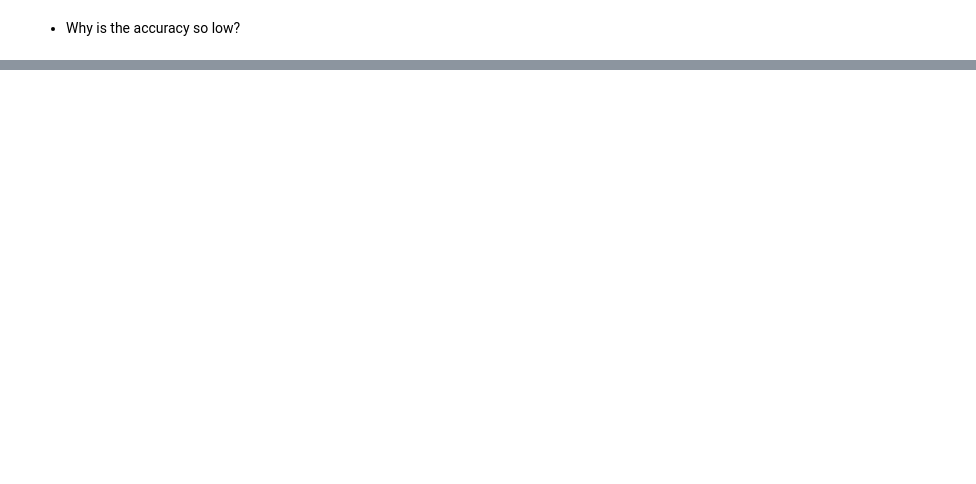
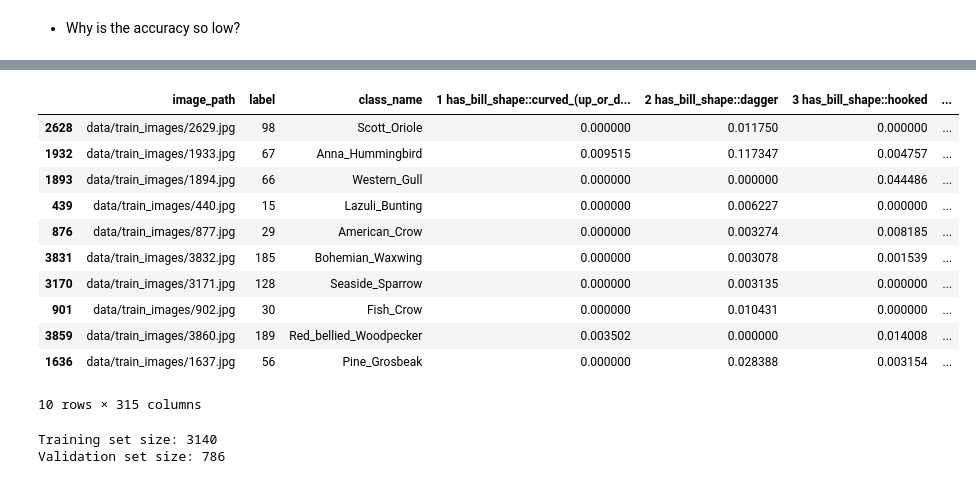
Before and after one commit to ybaccouche/Computer-Vision-Bird-Species-Classification, a Jupyter notebook: updated_model.ipynb, the cells around one changed output, grey strips where cells are left out. Saved outputs shown, nothing was run; the diff lists cells and outputs as text; code cells hidden in the pictures; blank space fills up the shorter version.

Commit message:
failed try with attributes and resnet

```diff
--- a/updated_model.ipynb
+++ b/updated_model.ipynb
@@ -475,0 +475,15 @@ Epoch 10/10
+# %%
+# we almost forget about the attributes so let's get going
+attributes = np.load('data/attributes.npy')
+with open('data/attributes.txt', 'r') as f:
+    attribute_labels = [line.strip() for line in f]
+# %%
+# we can put everything together into a df for mapping purposes
+attributes_df = pd.DataFrame(attributes, columns=attribute_labels, index=class_names)
+
+attributes_df.index = [
+    "_".join(name.split('.')[1].split('_')) for name in attributes_df.index
+]
+
+attributes_df.info()
+attributes_df.sample(5)
@@ -475,0 +503,34 @@ Epoch 10/10
+# %%
+#train_images = pd.read_csv('data/train_images.csv')
+train_images = train_labels.merge(
+    attributes_df.reset_index().rename(columns={'index': 'class_name'}),
+    on='class_name', how='left'
+)
+# %%
+train_images.sample(10)
+# %% [output]
+|  | image_path | label | class_name | 1 has_bill_shape::curved_(up_or_d... | 2 has_bill_shape::dagger | 3 has_bill_shape::hooked | ... |
+| 2628 | data/train_images/2629.jpg | 98 | Scott_Oriole | 0.000000 | 0.011750 | 0.000000 | ... |
+| 1932 | data/train_images/1933.jpg | 67 | Anna_Hummingbird | 0.009515 | 0.117347 | 0.004757 | ... |
+| 1893 | data/train_images/1894.jpg | 66 | Western_Gull | 0.000000 | 0.000000 | 0.044486 | ... |
+| 439 | data/train_images/440.jpg | 15 | Lazuli_Bunting | 0.000000 | 0.006227 | 0.000000 | ... |
+| 876 | data/train_images/877.jpg | 29 | American_Crow | 0.000000 | 0.003274 | 0.008185 | ... |
+| 3831 | data/train_images/3832.jpg | 185 | Bohemian_Waxwing | 0.000000 | 0.003078 | 0.001539 | ... |
+| 3170 | data/train_images/3171.jpg | 128 | Seaside_Sparrow | 0.000000 | 0.003135 | 0.000000 | ... |
+| 901 | data/train_images/902.jpg | 30 | Fish_Crow | 0.000000 | 0.010431 | 0.000000 | ... |
+| 3859 | data/train_images/3860.jpg | 189 | Red_bellied_Woodpecker | 0.003502 | 0.000000 | 0.014008 | ... |
+| 1636 | data/train_images/1637.jpg | 56 | Pine_Grosbeak | 0.000000 | 0.028388 | 0.003154 | ... |
+10 rows × 315 columns
+# %%
+train_data, val_data = train_test_split(
+    train_images,
+    test_size=0.2,
+    stratify=train_images['label'],
+    random_state=42
+)
+
+print(f"Training set size: {len(train_data)}")
+print(f"Validation set size: {len(val_data)}")
+# %% [output]
+Training set size: 3140
+Validation set size: 786
```
Also changed, not shown: parts of 13 cells of this notebook.
